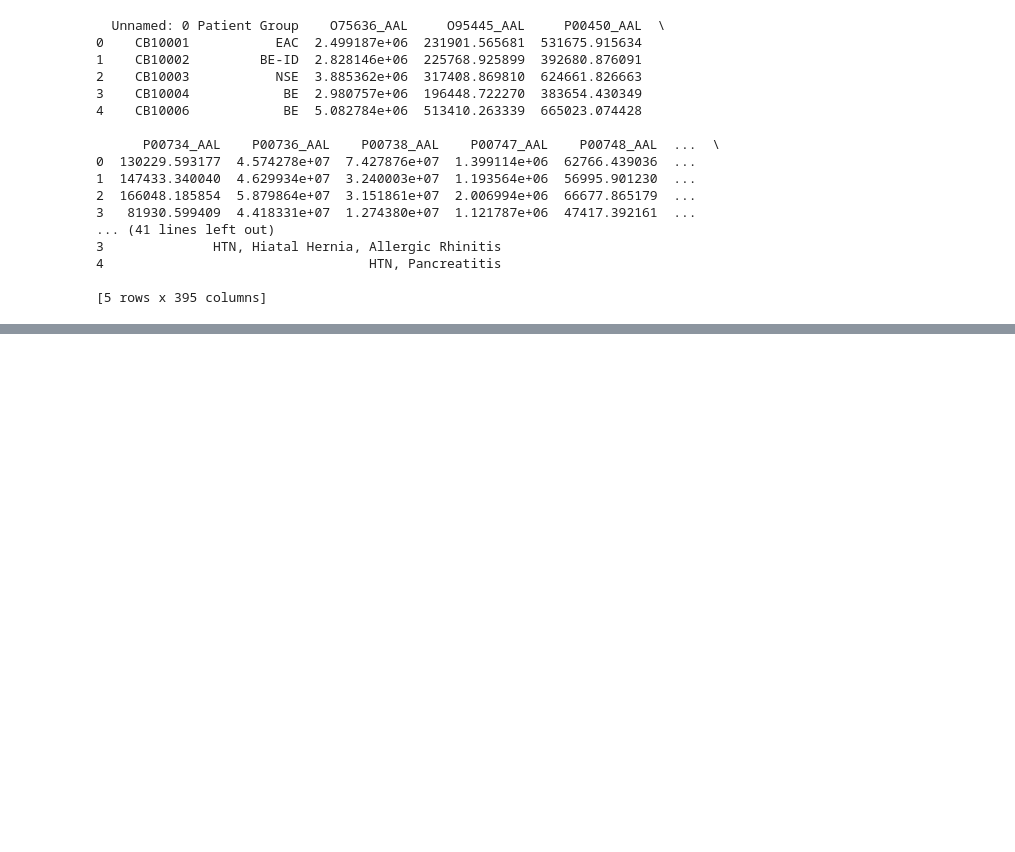
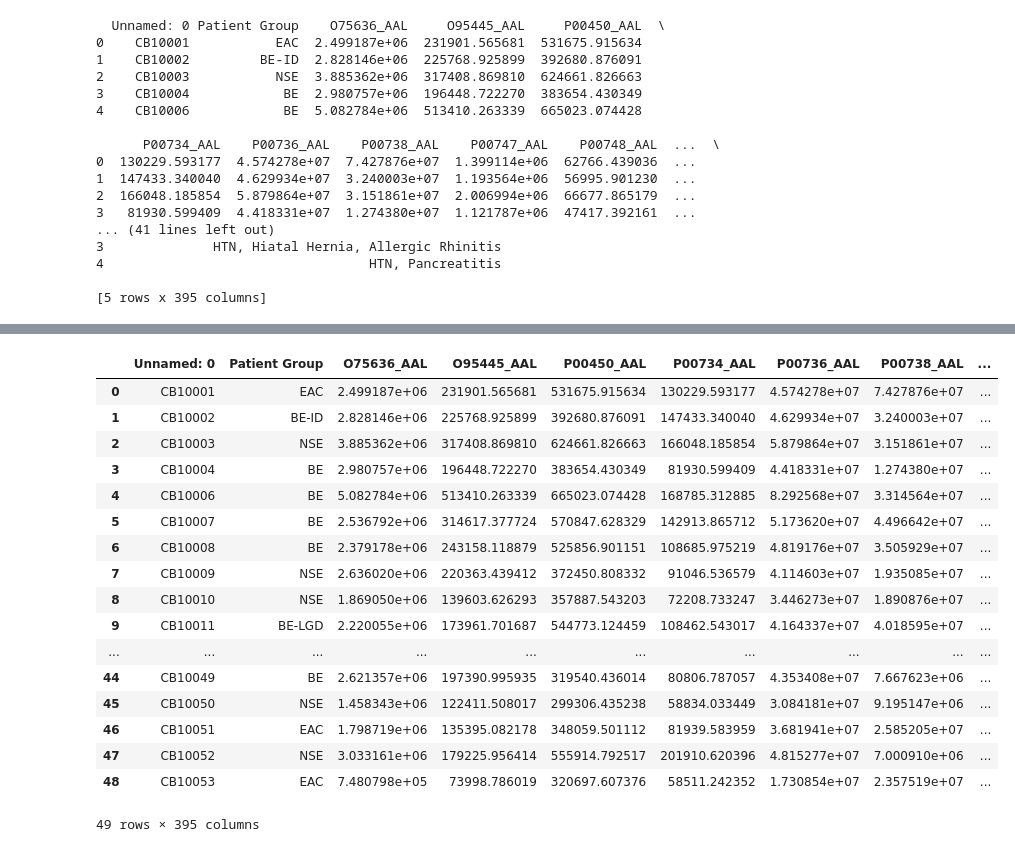
Before and after one commit to Frankr22/Machine-Learning-for-Oesophageal-Cancer-Diagnosis, a Jupyter notebook: Data_Cleaned/DataCleaning.ipynb, the cells around one changed output, grey strips where cells are left out. Drawn from its saved outputs; the diff is of its cells as text; code cells hidden in the pictures; blank space fills up the shorter version.

```diff
--- a/Data_Cleaned/DataCleaning.ipynb
+++ b/Data_Cleaned/DataCleaning.ipynb
@@ -33,0 +55,23 @@ print(df.head())
+# %%
+df = df.dropna()
+# %%
+df
+# %% [output]
+|  | Unnamed: 0 | Patient Group | O75636_AAL | O95445_AAL | P00450_AAL | P00734_AAL | P00736_AAL | P00738_AAL | ... |
+| 0 | CB10001 | EAC | 2.499187e+06 | 231901.565681 | 531675.915634 | 130229.593177 | 4.574278e+07 | 7.427876e+07 | ... |
+| 1 | CB10002 | BE-ID | 2.828146e+06 | 225768.925899 | 392680.876091 | 147433.340040 | 4.629934e+07 | 3.240003e+07 | ... |
+| 2 | CB10003 | NSE | 3.885362e+06 | 317408.869810 | 624661.826663 | 166048.185854 | 5.879864e+07 | 3.151861e+07 | ... |
+| 3 | CB10004 | BE | 2.980757e+06 | 196448.722270 | 383654.430349 | 81930.599409 | 4.418331e+07 | 1.274380e+07 | ... |
+| 4 | CB10006 | BE | 5.082784e+06 | 513410.263339 | 665023.074428 | 168785.312885 | 8.292568e+07 | 3.314564e+07 | ... |
+| 5 | CB10007 | BE | 2.536792e+06 | 314617.377724 | 570847.628329 | 142913.865712 | 5.173620e+07 | 4.496642e+07 | ... |
+| 6 | CB10008 | BE | 2.379178e+06 | 243158.118879 | 525856.901151 | 108685.975219 | 4.819176e+07 | 3.505929e+07 | ... |
+| 7 | CB10009 | NSE | 2.636020e+06 | 220363.439412 | 372450.808332 | 91046.536579 | 4.114603e+07 | 1.935085e+07 | ... |
+| 8 | CB10010 | NSE | 1.869050e+06 | 139603.626293 | 357887.543203 | 72208.733247 | 3.446273e+07 | 1.890876e+07 | ... |
+| 9 | CB10011 | BE-LGD | 2.220055e+06 | 173961.701687 | 544773.124459 | 108462.543017 | 4.164337e+07 | 4.018595e+07 | ... |
+| ... | ... | ... | ... | ... | ... | ... | ... | ... | ... |
+| 44 | CB10049 | BE | 2.621357e+06 | 197390.995935 | 319540.436014 | 80806.787057 | 4.353408e+07 | 7.667623e+06 | ... |
+| 45 | CB10050 | NSE | 1.458343e+06 | 122411.508017 | 299306.435238 | 58834.033449 | 3.084181e+07 | 9.195147e+06 | ... |
+| 46 | CB10051 | EAC | 1.798719e+06 | 135395.082178 | 348059.501112 | 81939.583959 | 3.681941e+07 | 2.585205e+07 | ... |
+| 47 | CB10052 | NSE | 3.033161e+06 | 179225.956414 | 555914.792517 | 201910.620396 | 4.815277e+07 | 7.000910e+06 | ... |
+| 48 | CB10053 | EAC | 7.480798e+05 | 73998.786019 | 320697.607376 | 58511.242352 | 1.730854e+07 | 2.357519e+07 | ... |
+49 rows × 395 columns
```
Also changed, not shown: parts of 2 cells of this notebook, 1 other file.
